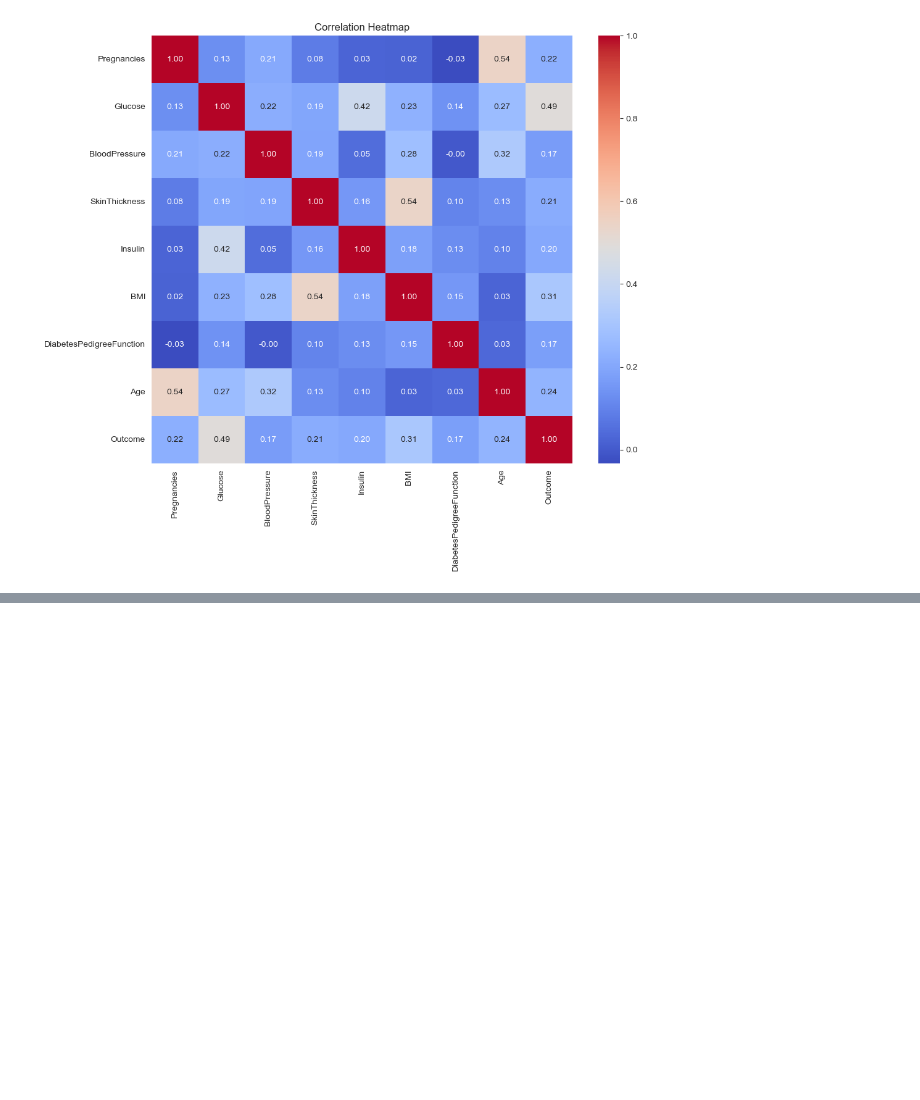
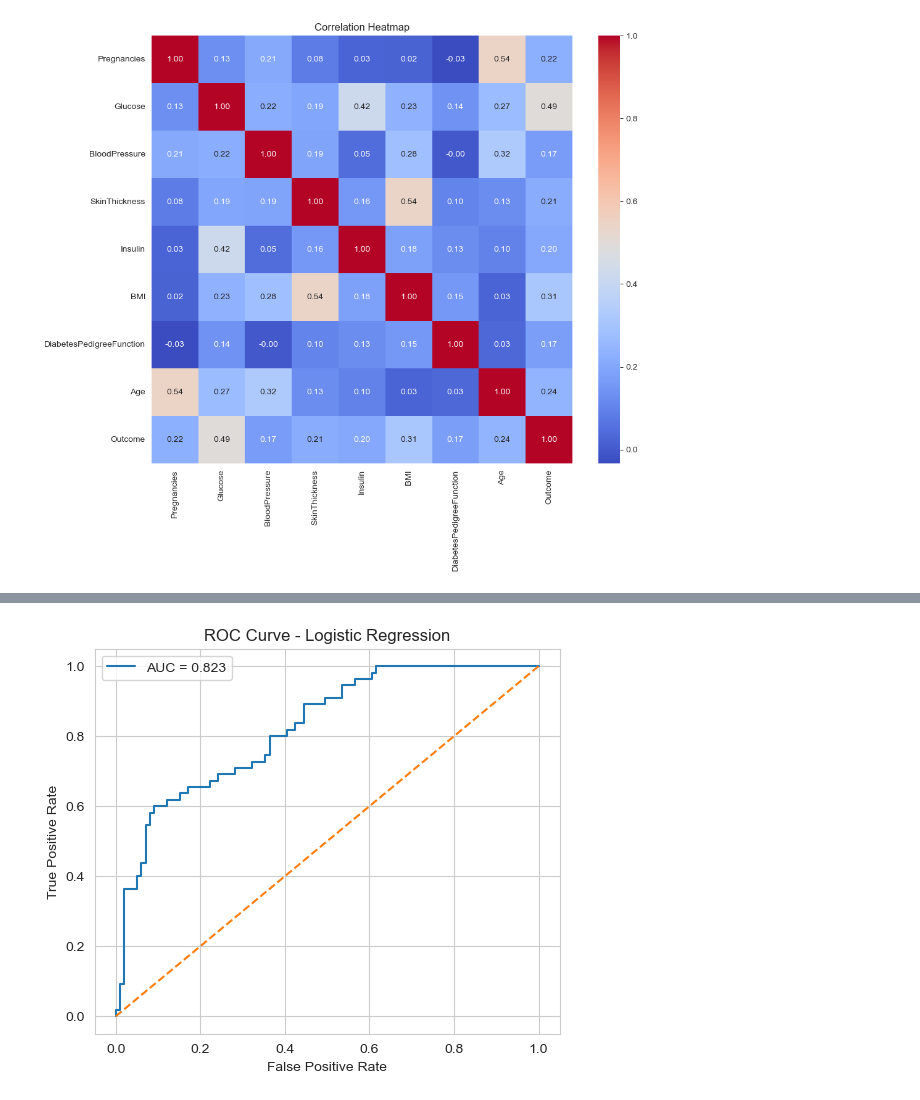
Before and after one commit to CodePQ/diabetes-prediction, a Jupyter notebook: diabetes_prediction.ipynb, the cells around one changed output, grey strips where cells are left out. Cells and saved outputs as stored; diff of their text form; code cells hidden in the pictures; blank space fills up the shorter version.

Commit message:
Trained and evaluated logistic regression model with ROC curve and feature importance

```diff
--- a/diabetes_prediction.ipynb
+++ b/diabetes_prediction.ipynb
@@ -100,3 +100,17 @@ plt.show()
 # %% [output]
 [figure]
 [figure]
+# %%
+# Split data into training and testing sets
+X = df.drop('Outcome', axis = 1)
+y = df['Outcome']
+
+X_train, X_test, y_train, y_test = train_test_split(X, y, test_size=0.2, random_state=42)
+
+# Scale the data for logistic regression
+scaler = StandardScaler()
+X_train_scaled = scaler.fit_transform(X_train)
+X_test_scaled = scaler.fit_transform(X_test)
+
+print("Training set shape:", X_train.shape)
+print("Testing set shape:", X_test.shape)
@@ -102,0 +120,4 @@ plt.show()
+# %%
+# Train the model
+lr = LogisticRegression(max_iter = 1000, random_state=42)
+lr.fit(X_train_scaled, y_train)
@@ -102,0 +126,4 @@ plt.show()
+# %%
+# Predict with the model
+y_pred = lr.predict(X_test_scaled)
+y_prob = lr.predict_proba(X_test_scaled)[:,1]
@@ -102,0 +170,14 @@ plt.show()
+# %%
+# ROC Curve
+fpr, tpr, thresh = roc_curve(y_test, y_prob)
+
+plt.figure(figsize=(6,5))
+plt.plot(fpr, tpr, label = f"AUC = {auc:.3f}")
+plt.plot([0,1],[0,1], linestyle = "--")
+plt.xlabel("False Positive Rate")
+plt.ylabel("True Positive Rate")
+plt.title("ROC Curve - Logistic Regression")
+plt.legend()
+plt.show()
+# %% [output]
+[figure, added]
```
Also changed, not shown: parts of 7 cells of this notebook.
